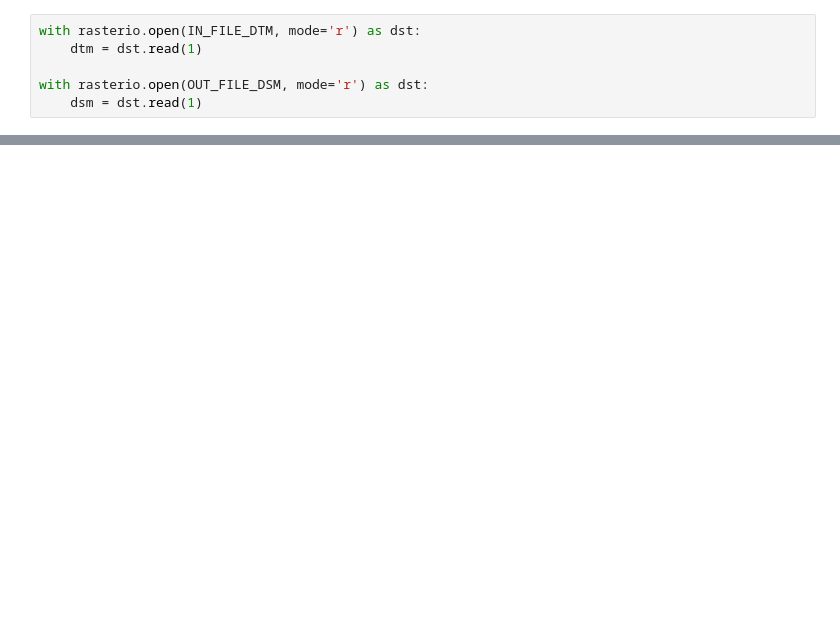
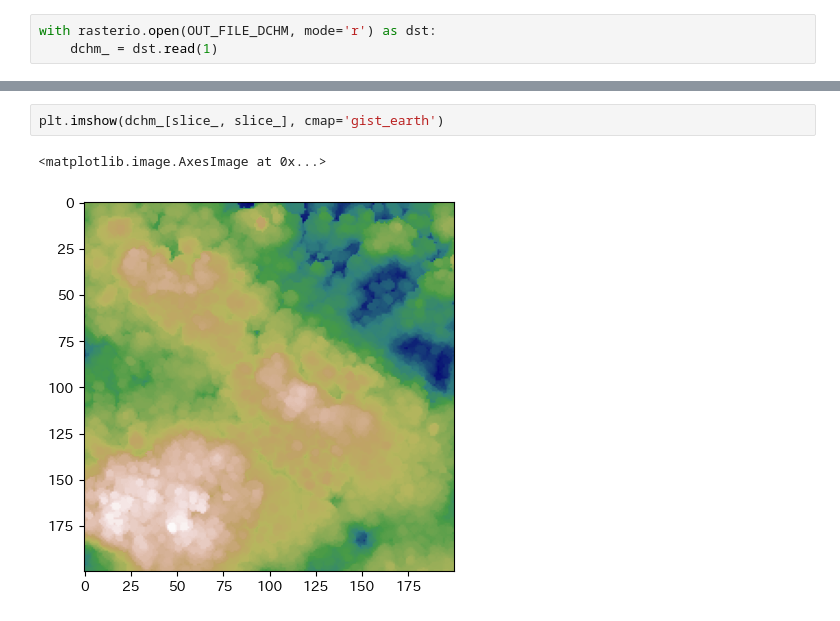
Before and after one commit to shingo405nagano/WriteZenn, a Jupyter notebook: notebooks/gis_tutorial_10_dsm.ipynb, the cells around one changed output, grey strips where cells are left out. Drawn from its saved outputs; the diff is of its cells as text; blank space fills up the shorter version.

```diff
--- a/notebooks/gis_tutorial_10_dsm.ipynb
+++ b/notebooks/gis_tutorial_10_dsm.ipynb
@@ -66,6 +206,3 @@ pipeline.execute()
 # %%
-with rasterio.open(IN_FILE_DTM, mode='r') as dst:
-    dtm = dst.read(1)
-
-with rasterio.open(OUT_FILE_DSM, mode='r') as dst:
-    dsm = dst.read(1)
+with rasterio.open(OUT_FILE_DCHM, mode='r') as dst:
+    dchm_ = dst.read(1)
@@ -85,0 +209,5 @@ plt.show()
+# %%
+plt.imshow(dchm_[slice_, slice_], cmap='gist_earth')
+# %% [output]
+<matplotlib.image.AxesImage at 0x...>
+[figure, added]
```
Also changed, not shown: parts of 14 cells of this notebook, 1 other file.
